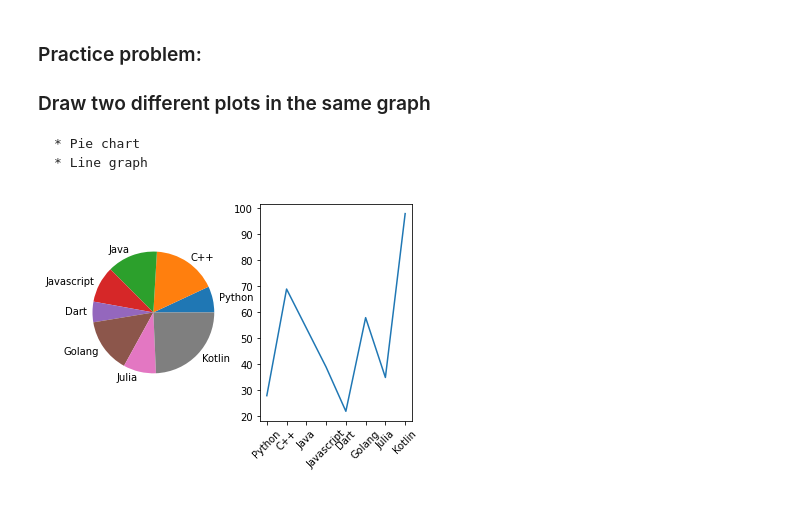
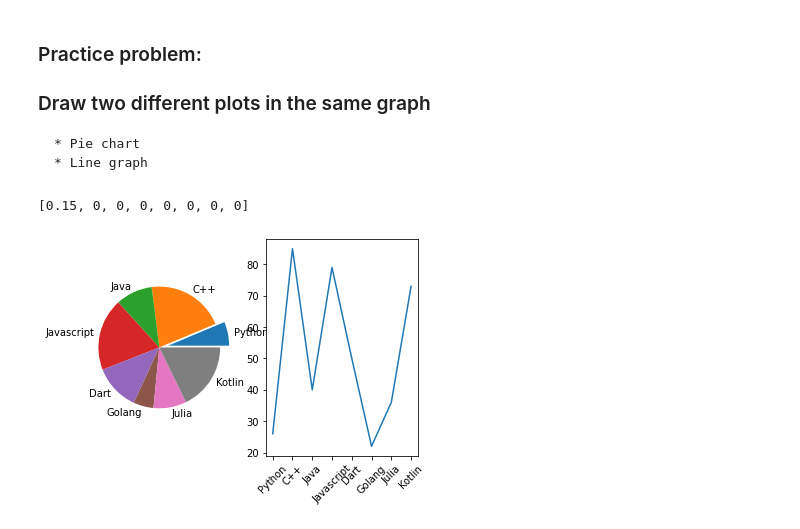
Before and after one commit to Kunal-Kumar-Sahoo/PyDEU, a Jupyter notebook: 27April.ipynb, the cells around one changed output. Saved outputs shown, nothing was run; the diff lists cells and outputs as text; code cells hidden in the pictures.

```diff
--- a/27April.ipynb
+++ b/27April.ipynb
@@ -138,14 +122,19 @@ plt.show()
 # %%
 languages = ['Python', 'C++', 'Java', 'Javascript', 'Dart', 'Golang', 'Julia', 'Kotlin']
 population = [randrange(0, 100) for _ in range(len(languages))]
 
 plt.subplot(1, 2, 1)
-plt.pie(population, labels=languages)
+explosion = [0 for _ in languages]
+explosion[languages.index('Python')] = 0.15
+print(explosion)
+
+plt.pie(population, labels=languages, explode=explosion)
 
 plt.subplot(1, 2, 2)
 plt.plot(languages, population)
 plt.xticks(rotation=45)
 
 plt.show()
 # %% [output]
+[0.15, 0, 0, 0, 0, 0, 0, 0]
-[figure, old version]
+[figure, new version]
```
Also changed, not shown: parts of 5 cells of this notebook.
